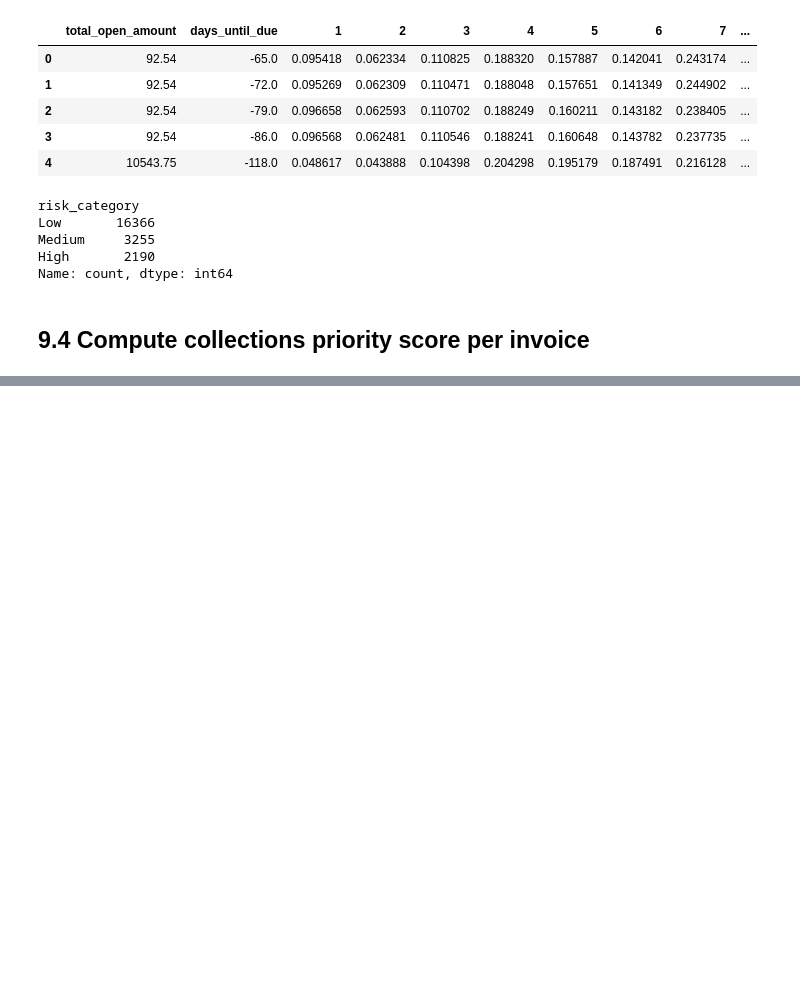
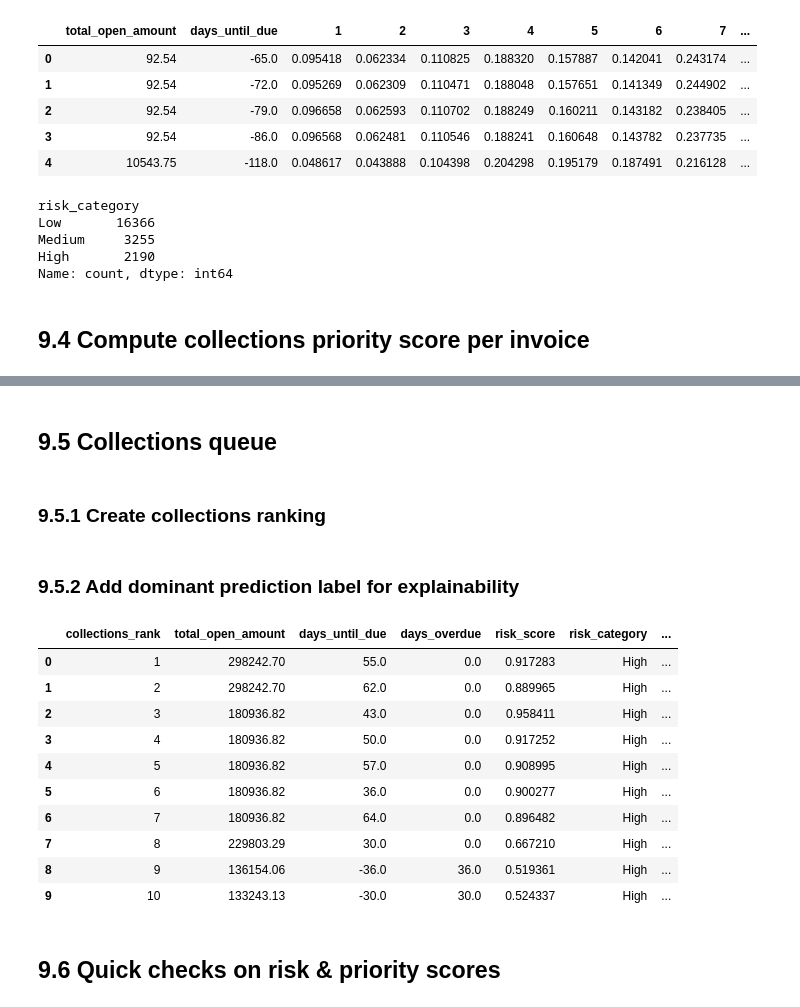
Before and after one commit to EwaltsJ/cf_copilot, a Jupyter notebook: notebooks/risk_scoring_ewaltsj.ipynb, the cells around one changed output, grey strips where cells are left out. Saved outputs shown, nothing was run; the diff lists cells and outputs as text; code cells hidden in the pictures; blank space fills up the shorter version.

Commit message:
Finalised risk scoring notebook - included collections ranking

```diff
--- a/notebooks/risk_scoring_ewaltsj.ipynb
+++ b/notebooks/risk_scoring_ewaltsj.ipynb
@@ -755,0 +767,11 @@ Name: count, dtype: int64
+# %%
+def compute_overdue_multiplier(days_overdue: int) -> float:
+    if days_overdue == 0:
+        return 1.0
+    elif days_overdue < 7:
+        return 1.2
+    elif days_overdue < 30:
+        return 1.5
+    return 2.0
+
+risk_df["overdue_mulitplier"] = risk_df["days_overdue"].apply(compute_overdue_multiplier)
@@ -755,0 +780,43 @@ Name: count, dtype: int64
+# %%
+risk_df["priority_score"] = round((risk_df["total_open_amount"] * risk_df["risk_score"] * risk_df["overdue_mulitplier"]),2)
+# %% [markdown]
+## 9.5 Collections queue
+# %% [markdown]
+### 9.5.1 Create collections ranking
+# %%
+risk_df = risk_df.sort_values("priority_score", ascending=False).reset_index(drop=True)
+risk_df["collections_rank"] = risk_df.index + 1
+# %% [markdown]
+### 9.5.2 Add dominant prediction label for explainability
+# %%
+risk_df["pred_class"] = risk_df[CLASS_NAMES].idxmax(axis=1)
+risk_df["pred_class_proba"] = risk_df[CLASS_NAMES].max(axis=1)
+# %%
+cols_to_show = [
+    "collections_rank",
+    # "invoice_id",
+    "total_open_amount",
+    "days_until_due",
+    "days_overdue",
+    "risk_score",
+    "risk_category",
+    "priority_score",
+    "pred_class",
+    "pred_class_proba"
+]
+
+risk_df[cols_to_show].head(10)
+# %% [output]
+|  | collections_rank | total_open_amount | days_until_due | days_overdue | risk_score | risk_category | ... |
+| 0 | 1 | 298242.70 | 55.0 | 0.0 | 0.917283 | High | ... |
+| 1 | 2 | 298242.70 | 62.0 | 0.0 | 0.889965 | High | ... |
+| 2 | 3 | 180936.82 | 43.0 | 0.0 | 0.958411 | High | ... |
+| 3 | 4 | 180936.82 | 50.0 | 0.0 | 0.917252 | High | ... |
+| 4 | 5 | 180936.82 | 57.0 | 0.0 | 0.908995 | High | ... |
+| 5 | 6 | 180936.82 | 36.0 | 0.0 | 0.900277 | High | ... |
+| 6 | 7 | 180936.82 | 64.0 | 0.0 | 0.896482 | High | ... |
+| 7 | 8 | 229803.29 | 30.0 | 0.0 | 0.667210 | High | ... |
+| 8 | 9 | 136154.06 | -36.0 | 36.0 | 0.519361 | High | ... |
+| 9 | 10 | 133243.13 | -30.0 | 30.0 | 0.524337 | High | ... |
+# %% [markdown]
+## 9.6 Quick checks on risk & priority scores
```
Also changed, not shown: parts of 6 cells of this notebook.
